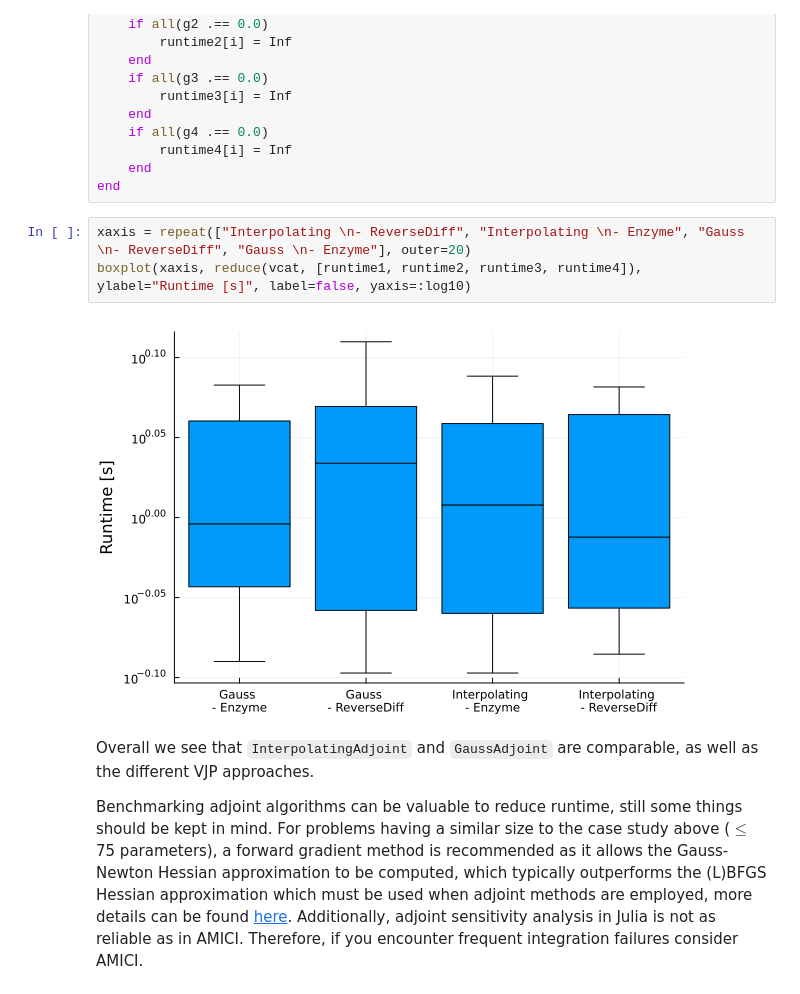
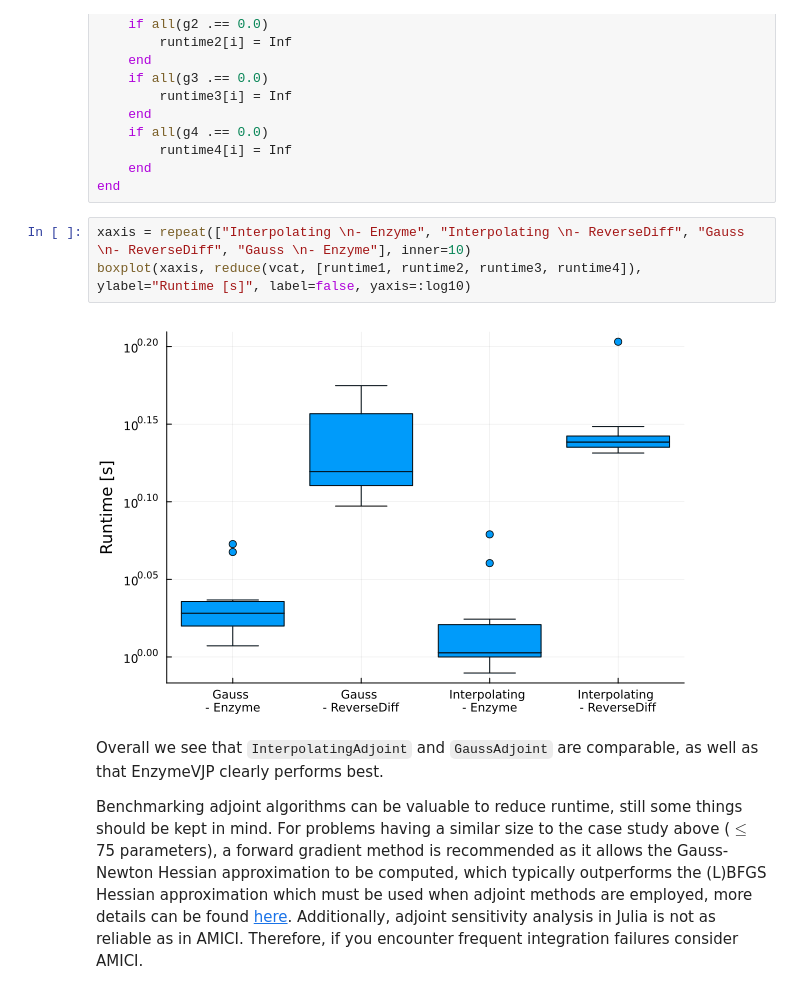
Before and after one commit to sebapersson/SysBioNotebooks, a Jupyter notebook: PEtab/Benchmark_gradients.ipynb, the cells around one changed output. Drawn from its saved outputs; the diff is of its cells as text.

```diff
--- a/PEtab/Benchmark_gradients.ipynb
+++ b/PEtab/Benchmark_gradients.ipynb
@@ -309,11 +309,11 @@ for i in 1:10
     end
 end
 # %%
-xaxis = repeat(["Interpolating \n- ReverseDiff", "Interpolating \n- Enzyme", "Gauss \n- ReverseDiff", "Gauss \n- Enzyme"], outer=20)
+xaxis = repeat(["Interpolating \n- Enzyme", "Interpolating \n- ReverseDiff", "Gauss \n- ReverseDiff", "Gauss \n- Enzyme"], inner=10)
 boxplot(xaxis, reduce(vcat, [runtime1, runtime2, runtime3, runtime4]), ylabel="Runtime [s]", label=false, yaxis=:log10)
 # %% [output]
-[figure, old version]
+[figure, new version]
 # %% [markdown]
-Overall we see that `InterpolatingAdjoint` and `GaussAdjoint` are comparable, as well as the different VJP approaches.
+Overall we see that `InterpolatingAdjoint` and `GaussAdjoint` are comparable, as well as that EnzymeVJP clearly performs best.
 
 Benchmarking adjoint algorithms can be valuable to reduce runtime, still some things should be kept in mind. For problems having a similar size to the case study above ($\leq$ 75 parameters), a forward gradient method is recommended as it allows the Gauss-Newton Hessian approximation to be computed, which typically outperforms the (L)BFGS Hessian approximation which must be used when adjoint methods are employed, more details can be found [here](https://sebapersson.github.io/PEtab.jl/stable/Best_options/). Additionally, adjoint sensitivity analysis in Julia is not as reliable as in AMICI. Therefore, if you encounter frequent integration failures consider AMICI.
```
Also changed, not shown: parts of 5 cells of this notebook, 2 other files.
